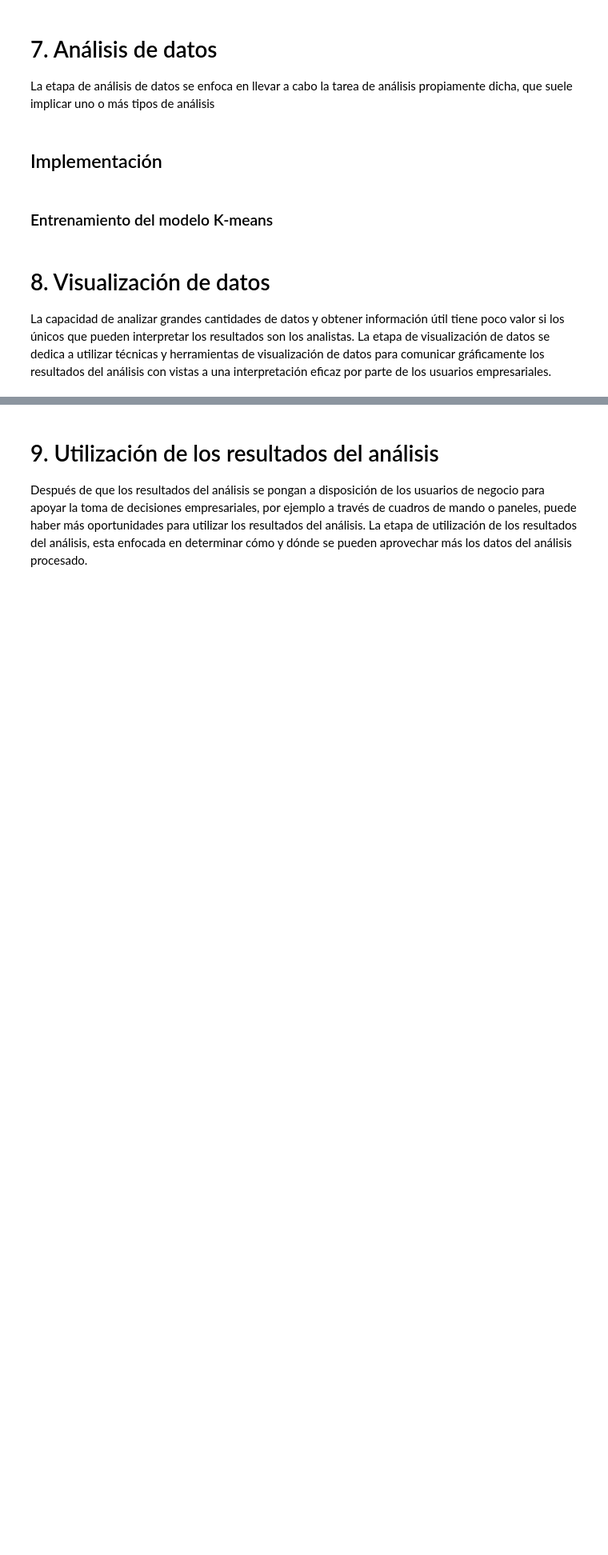
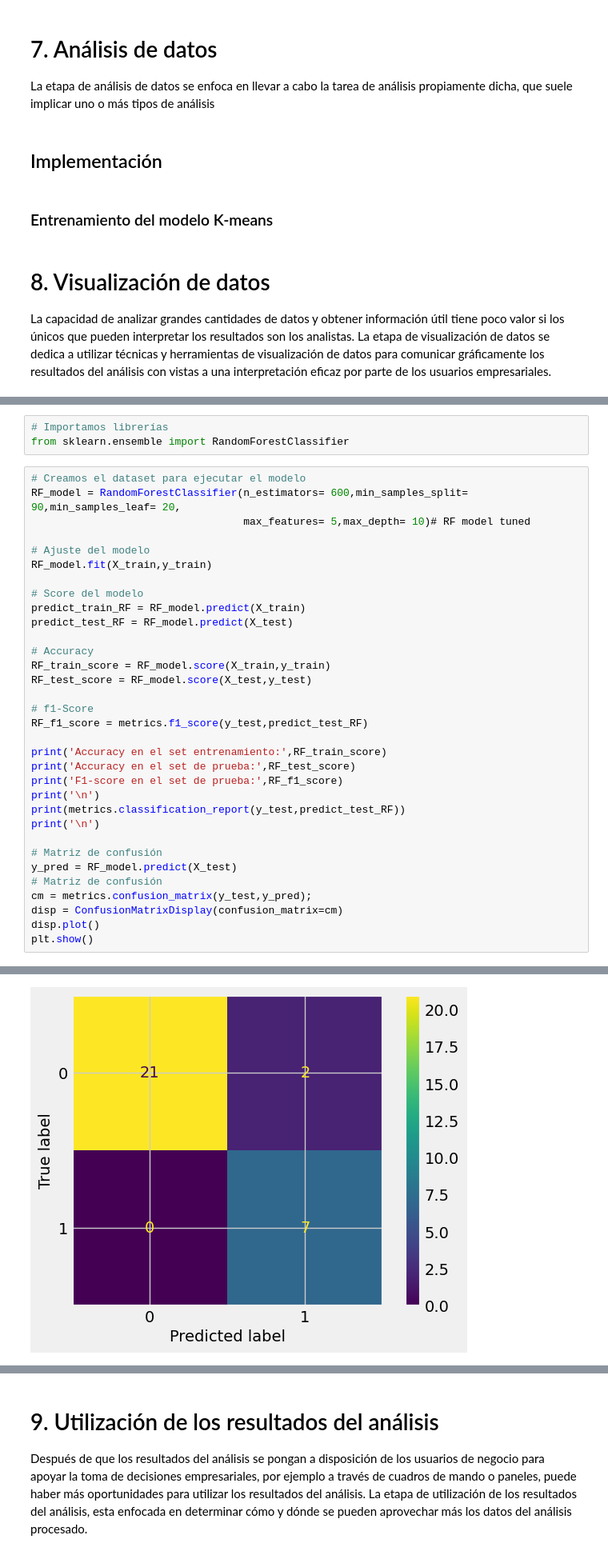
Before and after one commit to Henryxg/maestria2, a Jupyter notebook: Tarea - Tableau.ipynb, the cells around one changed output, grey strips where cells are left out. Shown at 80% size. Cells and saved outputs as stored; diff of their text form; blank space fills up the shorter version.

```diff
--- a/Tarea - Tableau.ipynb
+++ b/Tarea - Tableau.ipynb
@@ -314,0 +350,37 @@ La etapa de visualización de datos se dedica a utilizar técnicas y herramienta
+# %%
+# Importamos librerías
+from sklearn.ensemble import RandomForestClassifier
+# %%
+# Creamos el dataset para ejecutar el modelo
+RF_model = RandomForestClassifier(n_estimators= 600,min_samples_split= 90,min_samples_leaf= 20,
+                                  max_features= 5,max_depth= 10)# RF model tuned
+
+# Ajuste del modelo
+RF_model.fit(X_train,y_train)
+
+# Score del modelo
+predict_train_RF = RF_model.predict(X_train)
+predict_test_RF = RF_model.predict(X_test)
+
+# Accuracy
+RF_train_score = RF_model.score(X_train,y_train)
+RF_test_score = RF_model.score(X_test,y_test)
+
+# f1-Score
+RF_f1_score = metrics.f1_score(y_test,predict_test_RF)
+
+print('Accuracy en el set entrenamiento:',RF_train_score)
+print('Accuracy en el set de prueba:',RF_test_score)
+print('F1-score en el set de prueba:',RF_f1_score)
+print('\n')
+print(metrics.classification_report(y_test,predict_test_RF))
+print('\n')
+
+# Matriz de confusión
+y_pred = RF_model.predict(X_test)
+# Matriz de confusión
+cm = metrics.confusion_matrix(y_test,y_pred);
+disp = ConfusionMatrixDisplay(confusion_matrix=cm)
+disp.plot()
+plt.show()
+# %% [output]
@@ -314,0 +400 @@ La etapa de visualización de datos se dedica a utilizar técnicas y herramienta
+[figure, added]
```
Also changed, not shown: parts of 28 cells of this notebook.
